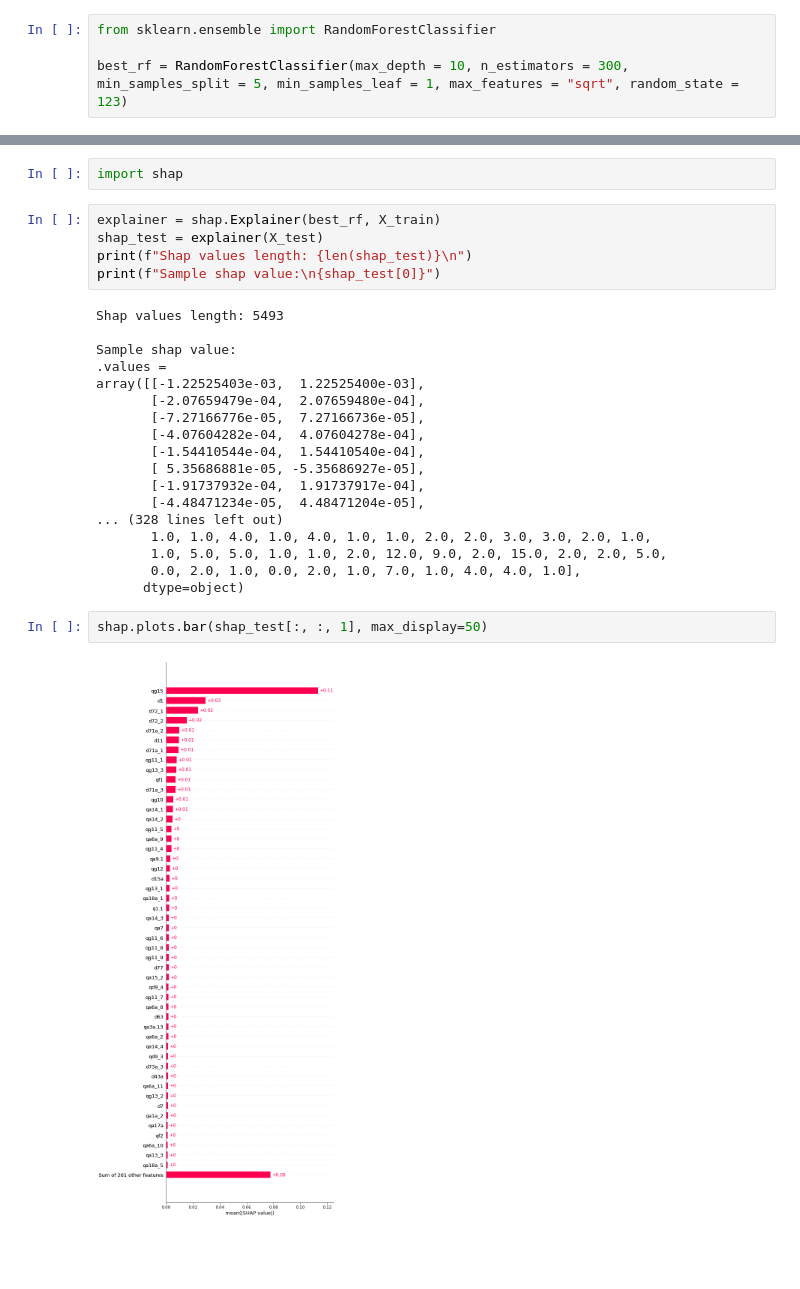
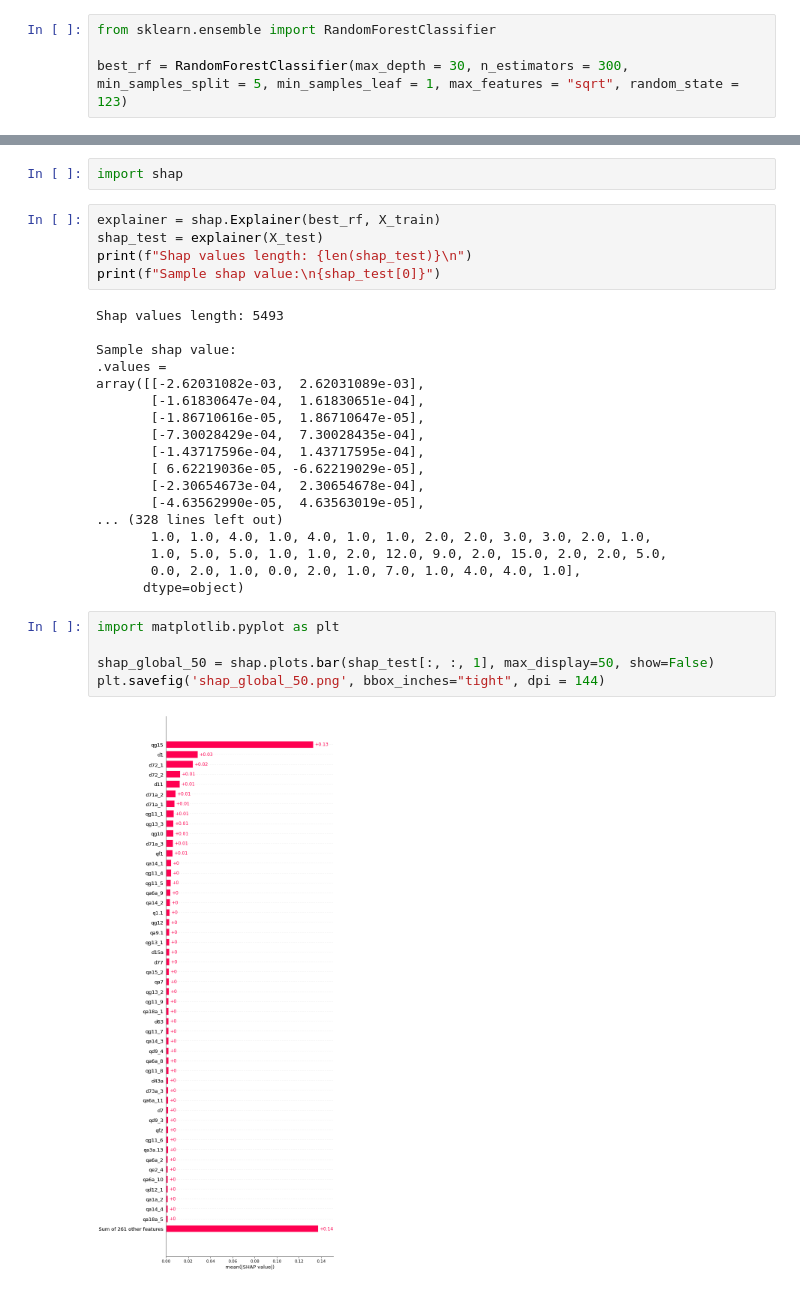
Before and after one commit to OskarKrafft/Machine-Learning-Project, a Jupyter notebook: notebooks/06_SHAP.ipynb, the cells around one changed output, grey strips where cells are left out. Cells and saved outputs as stored; diff of their text form; blank space fills up the shorter version.

```diff
--- a/notebooks/06_SHAP.ipynb
+++ b/notebooks/06_SHAP.ipynb
@@ -103,7 +103,7 @@ Import Models
 # %%
 from sklearn.ensemble import RandomForestClassifier
 
-best_rf = RandomForestClassifier(max_depth = 10, n_estimators = 300, min_samples_split = 5, min_samples_leaf = 1, max_features = "sqrt", random_state = 123)
+best_rf = RandomForestClassifier(max_depth = 30, n_estimators = 300, min_samples_split = 5, min_samples_leaf = 1, max_features = "sqrt", random_state = 123)
 # %%
 best_rf.fit(X_train, y_train)
 # %% [output]
@@ -183,20 +177,23 @@ Shap values length: 5493
 
 Sample shap value:
 .values =
-array([[-1.22525403e-03,  1.22525400e-03],
-       [-2.07659479e-04,  2.07659480e-04],
-       [-7.27166776e-05,  7.27166736e-05],
-       [-4.07604282e-04,  4.07604278e-04],
-       [-1.54410544e-04,  1.54410540e-04],
-       [ 5.35686881e-05, -5.35686927e-05],
-       [-1.91737932e-04,  1.91737917e-04],
-       [-4.48471234e-05,  4.48471204e-05],
+array([[-2.62031082e-03,  2.62031089e-03],
+       [-1.61830647e-04,  1.61830651e-04],
+       [-1.86710616e-05,  1.86710647e-05],
+       [-7.30028429e-04,  7.30028435e-04],
+       [-1.43717596e-04,  1.43717595e-04],
+       [ 6.62219036e-05, -6.62219029e-05],
+       [-2.30654673e-04,  2.30654678e-04],
+       [-4.63562990e-05,  4.63563019e-05],
 ... (328 lines left out)
        1.0, 1.0, 4.0, 1.0, 4.0, 1.0, 1.0, 2.0, 2.0, 3.0, 3.0, 2.0, 1.0,
        1.0, 5.0, 5.0, 1.0, 1.0, 2.0, 12.0, 9.0, 2.0, 15.0, 2.0, 2.0, 5.0,
        0.0, 2.0, 1.0, 0.0, 2.0, 1.0, 7.0, 1.0, 4.0, 4.0, 1.0],
       dtype=object)
-# %%
-shap.plots.bar(shap_test[:, :, 1], max_display=50)
-# %% [output]
-[figure, removed]
+# %%
+import matplotlib.pyplot as plt
+
+shap_global_50 = shap.plots.bar(shap_test[:, :, 1], max_display=50, show=False)
+plt.savefig('shap_global_50.png', bbox_inches="tight", dpi = 144)
+# %% [output]
+[figure, added]
```
Also changed, not shown: parts of 11 cells of this notebook.
